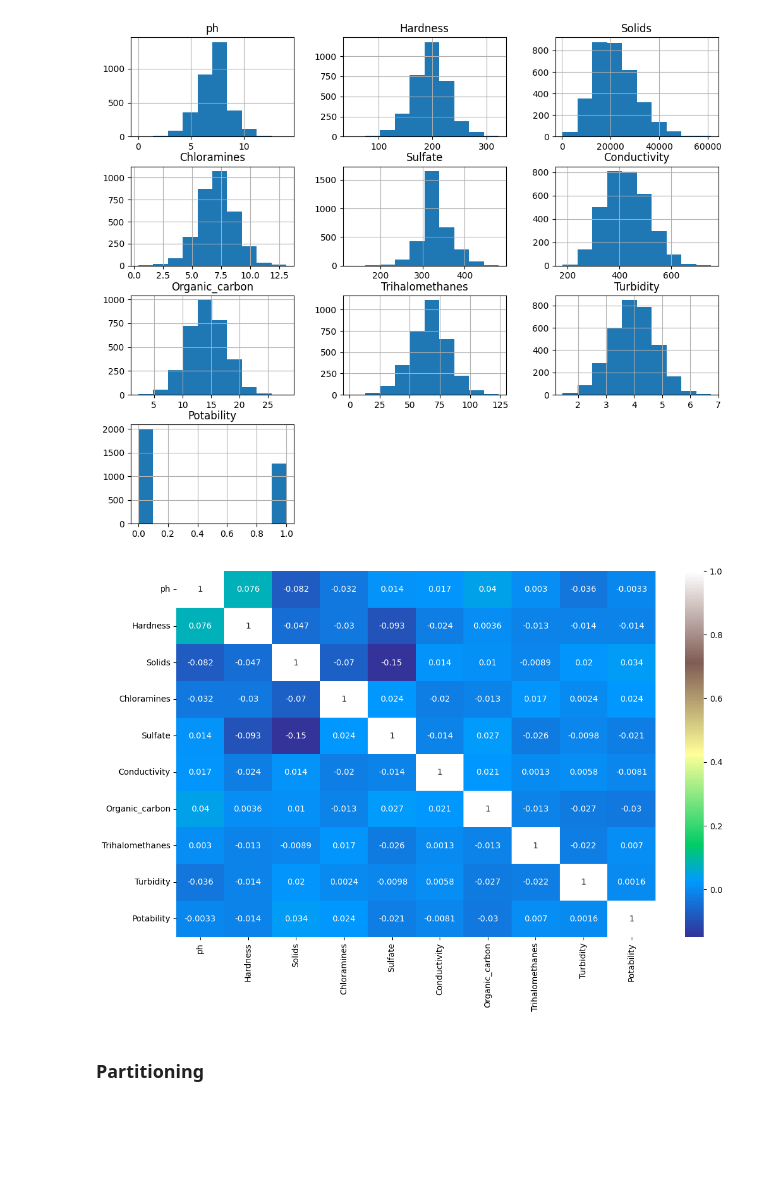
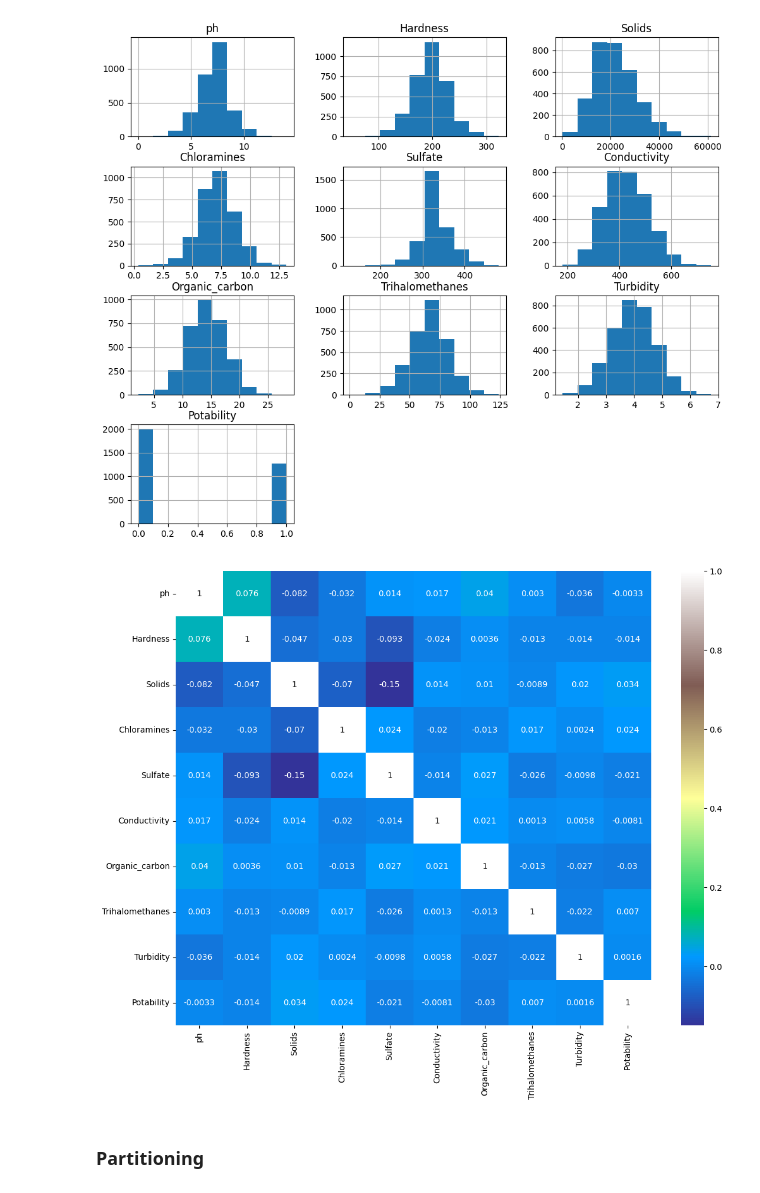
Before and after one commit to ldheeraj18/Water_quality_prediction_models_ML, a Jupyter notebook: Water_quality_prediction_model.ipynb, the cells around one changed output. Saved outputs shown, nothing was run; the diff lists cells and outputs as text; code cells hidden in the pictures; blank space fills up the shorter version.

```diff
--- a/Water_quality_prediction_model.ipynb
+++ b/Water_quality_prediction_model.ipynb
@@ -117,11 +120,11 @@ plt.show()
 # %% [output]
 [figure]
 # %%
-plt.figure(figsize=(13,8))
+plt.figure(figsize=(13,10))
 sns.heatmap(data.corr(),annot=True,cmap='terrain')
 plt.show()
 # %% [output]
-[figure, old version]
+[figure, new version]
 # %% [markdown]
 ### Partitioning
 # %%
```
Also changed, not shown: parts of 22 cells of this notebook.
